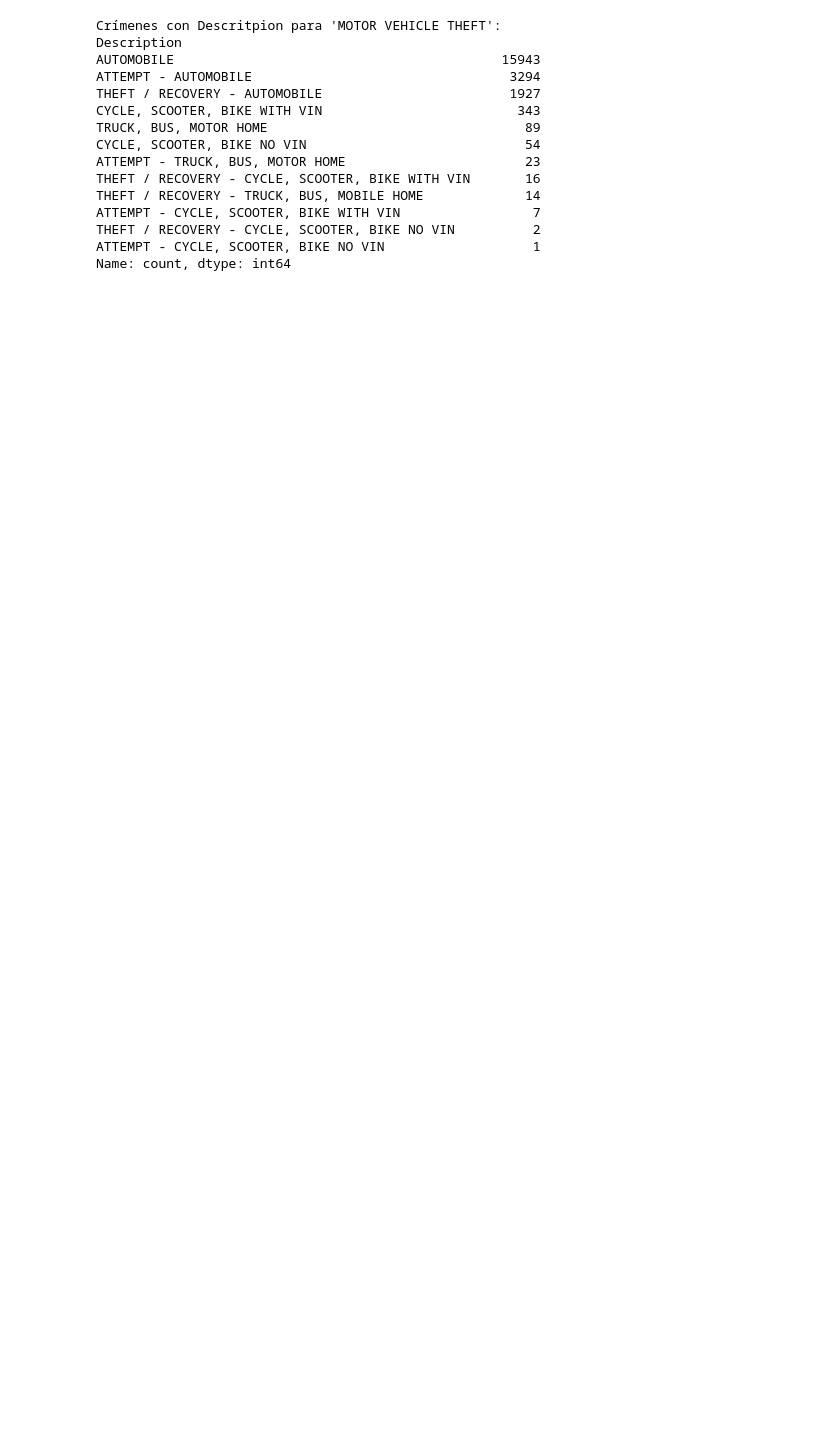
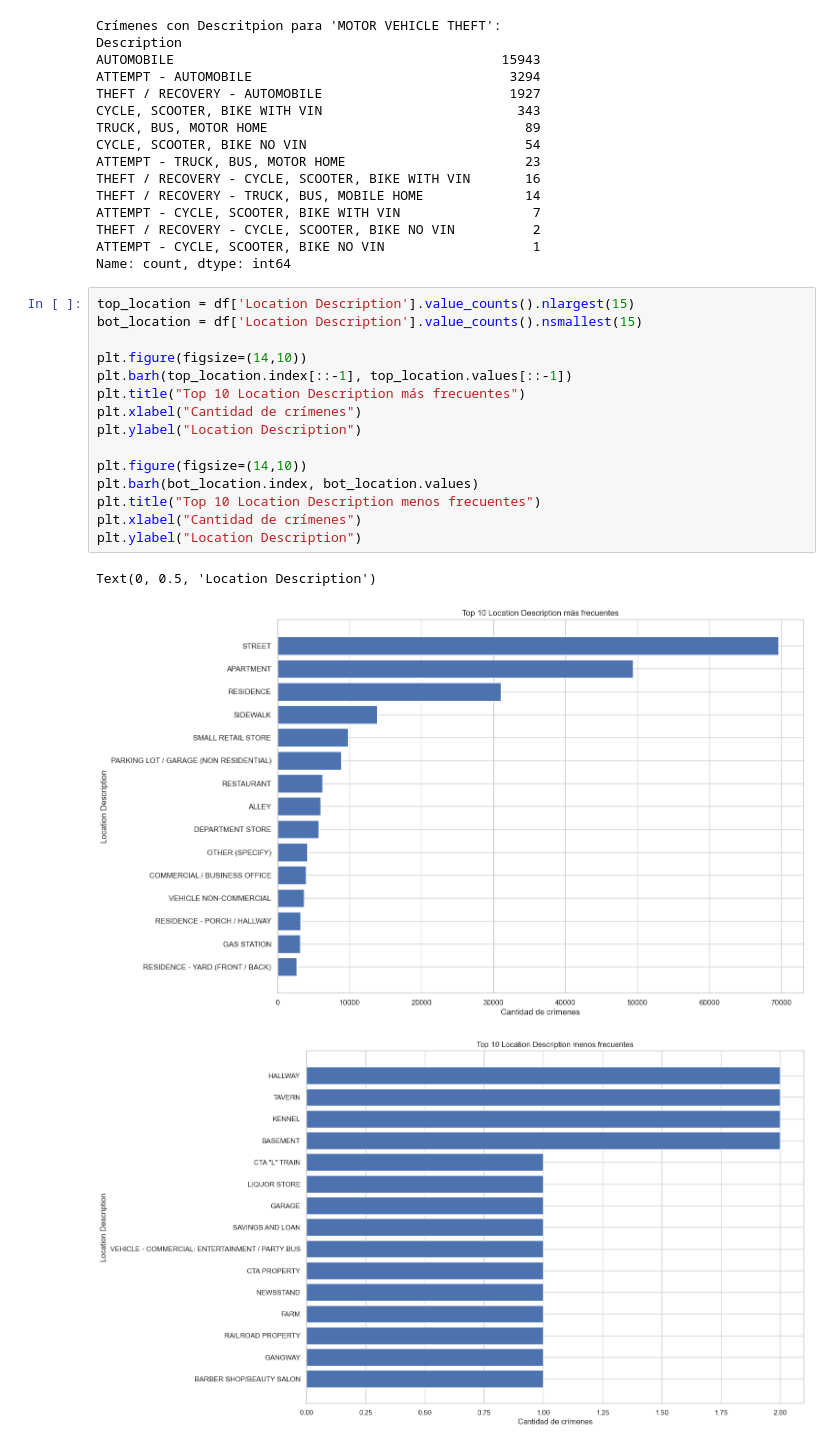
Before and after one commit to AlejandroValle99/trabajo_practico-AdD_g8, a Jupyter notebook: eda.ipynb, the cells around one changed output. Saved outputs shown, nothing was run; the diff lists cells and outputs as text; blank space fills up the shorter version.

```diff
--- a/eda.ipynb
+++ b/eda.ipynb
@@ -432,3 +441,22 @@ ATTEMPT - CYCLE, SCOOTER, BIKE WITH VIN                 7
 THEFT / RECOVERY - CYCLE, SCOOTER, BIKE NO VIN          2
 ATTEMPT - CYCLE, SCOOTER, BIKE NO VIN                   1
 Name: count, dtype: int64
+# %%
+top_location = df['Location Description'].value_counts().nlargest(15)
+bot_location = df['Location Description'].value_counts().nsmallest(15)
+
+plt.figure(figsize=(14,10))
+plt.barh(top_location.index[::-1], top_location.values[::-1])
+plt.title("Top 10 Location Description más frecuentes")
+plt.xlabel("Cantidad de crímenes")
+plt.ylabel("Location Description")
+
+plt.figure(figsize=(14,10))
+plt.barh(bot_location.index, bot_location.values)
+plt.title("Top 10 Location Description menos frecuentes")
+plt.xlabel("Cantidad de crímenes")
+plt.ylabel("Location Description")
+# %% [output]
+Text(0, 0.5, 'Location Description')
+[figure, added]
+[figure, added]
```
Also changed, not shown: parts of 6 cells of this notebook, 1 other file.
